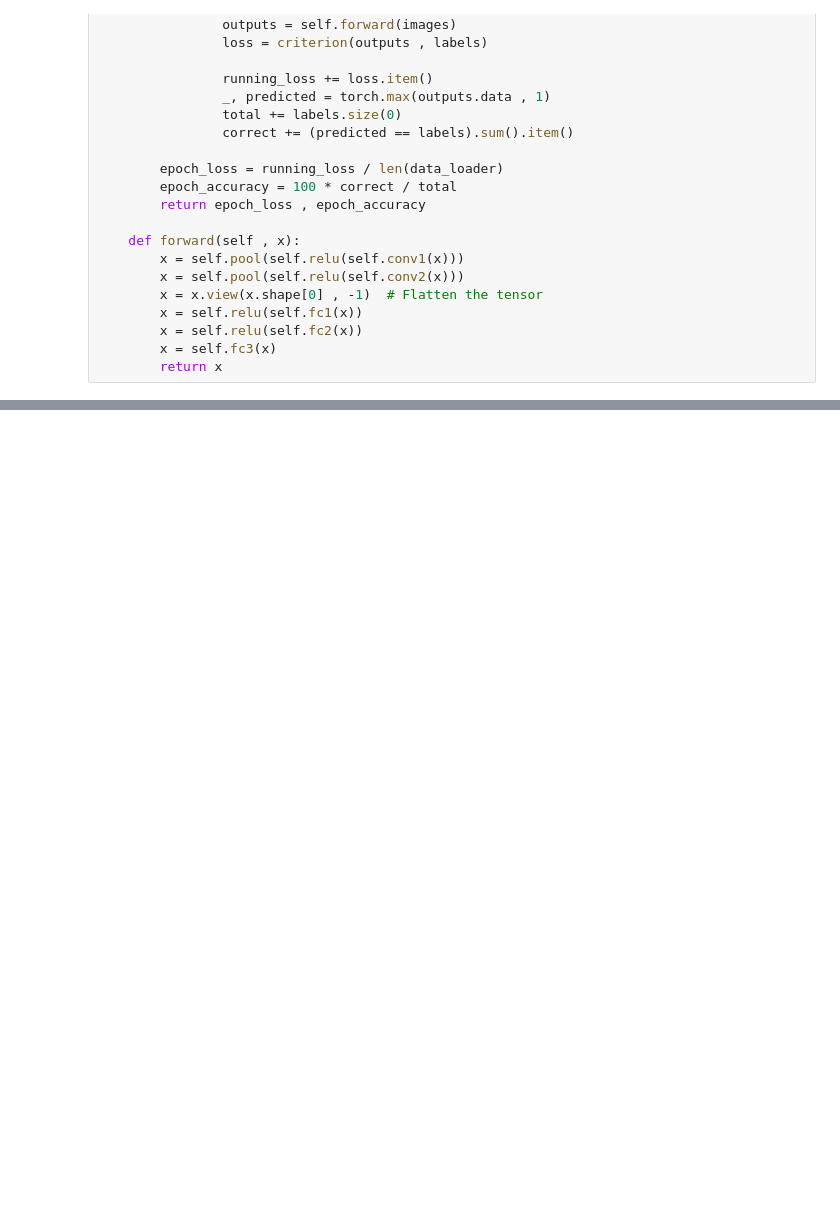
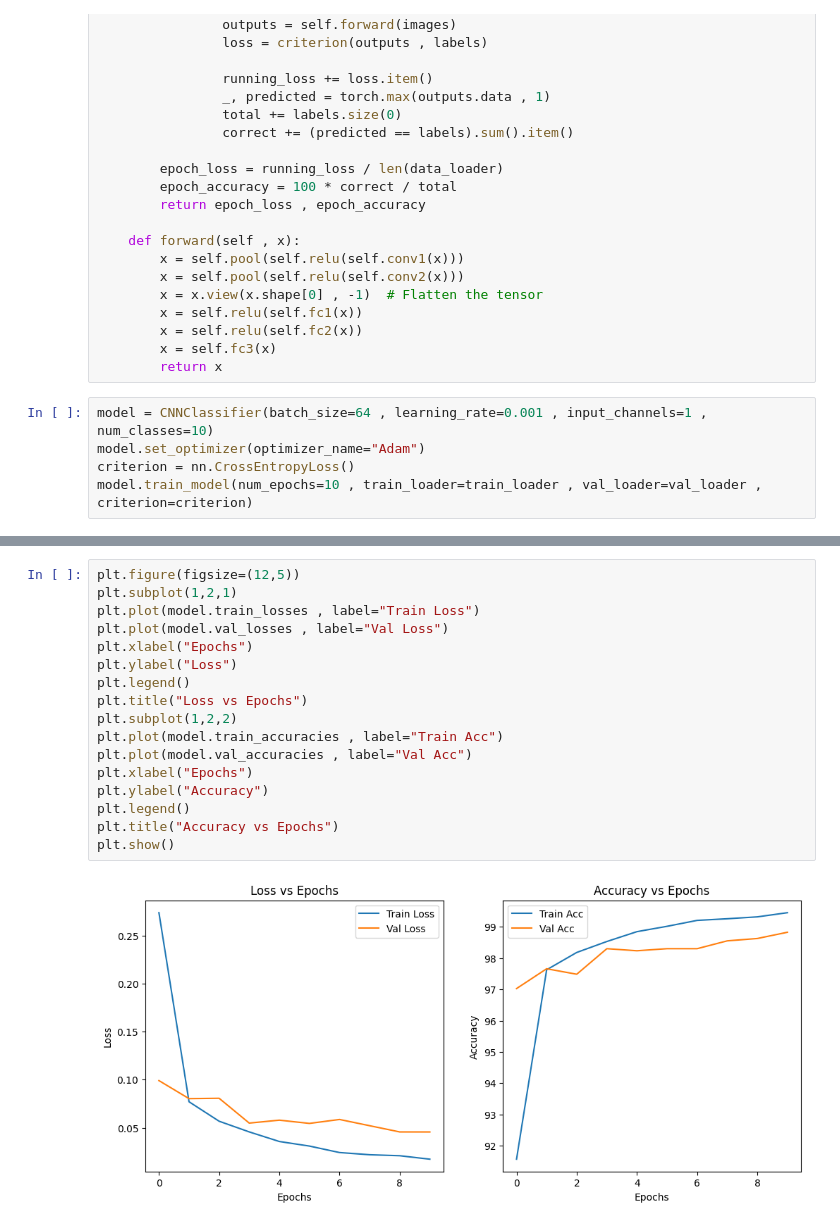
Before and after one commit to striversahil/DS_Practice, a Jupyter notebook: Deep_learning/pytorch/05_cnnclassifier.ipynb, the cells around one changed output, grey strips where cells are left out. Cells and saved outputs as stored; diff of their text form; blank space fills up the shorter version.

```diff
--- a/Deep_learning/pytorch/05_cnnclassifier.ipynb
+++ b/Deep_learning/pytorch/05_cnnclassifier.ipynb
@@ -143,3 +143,8 @@ class CNNClassifier(nn.Module):
         x = self.relu(self.fc2(x))
         x = self.fc3(x)
         return x
+# %%
+model = CNNClassifier(batch_size=64 , learning_rate=0.001 , input_channels=1 , num_classes=10)
+model.set_optimizer(optimizer_name="Adam")
+criterion = nn.CrossEntropyLoss()
+model.train_model(num_epochs=10 , train_loader=train_loader , val_loader=val_loader , criterion=criterion)
@@ -145,0 +163,19 @@ class CNNClassifier(nn.Module):
+# %%
+plt.figure(figsize=(12,5))
+plt.subplot(1,2,1)
+plt.plot(model.train_losses , label="Train Loss")
+plt.plot(model.val_losses , label="Val Loss")
+plt.xlabel("Epochs")
+plt.ylabel("Loss")
+plt.legend()
+plt.title("Loss vs Epochs")
+plt.subplot(1,2,2)
+plt.plot(model.train_accuracies , label="Train Acc")
+plt.plot(model.val_accuracies , label="Val Acc")
+plt.xlabel("Epochs")
+plt.ylabel("Accuracy")
+plt.legend()
+plt.title("Accuracy vs Epochs")
+plt.show()
+# %% [output]
+[figure, added]
```
Also changed, not shown: parts of 1 cell of this notebook.
